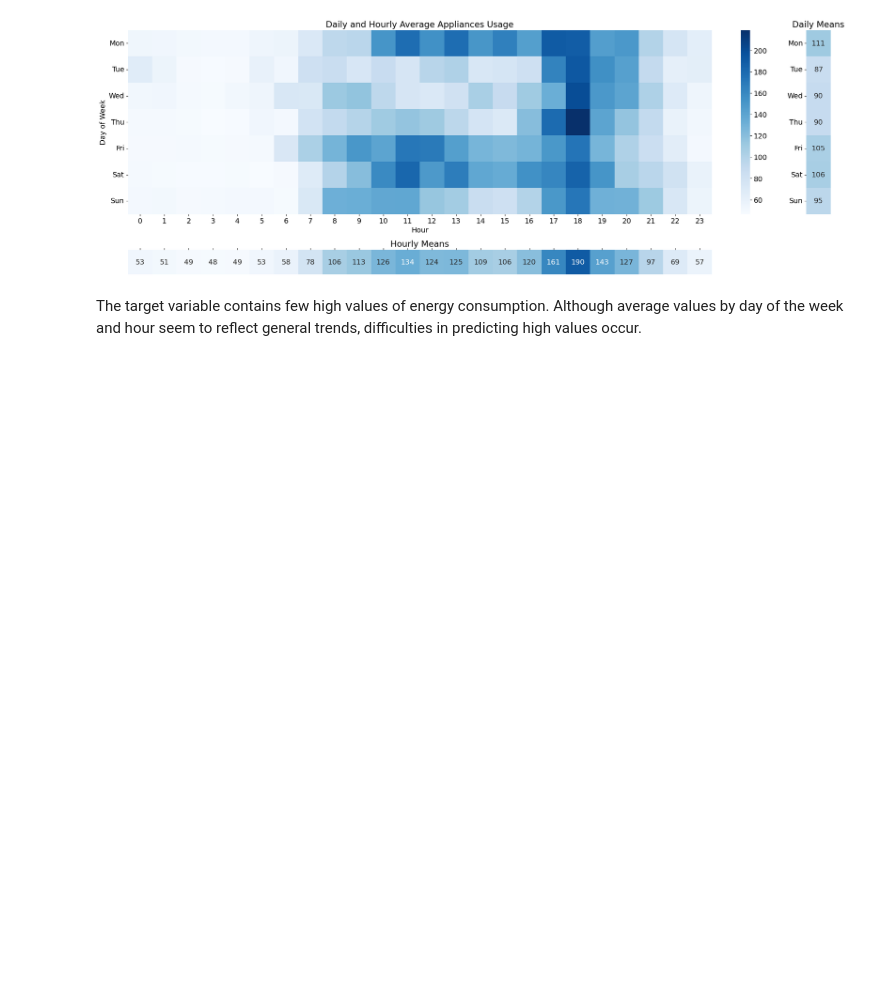
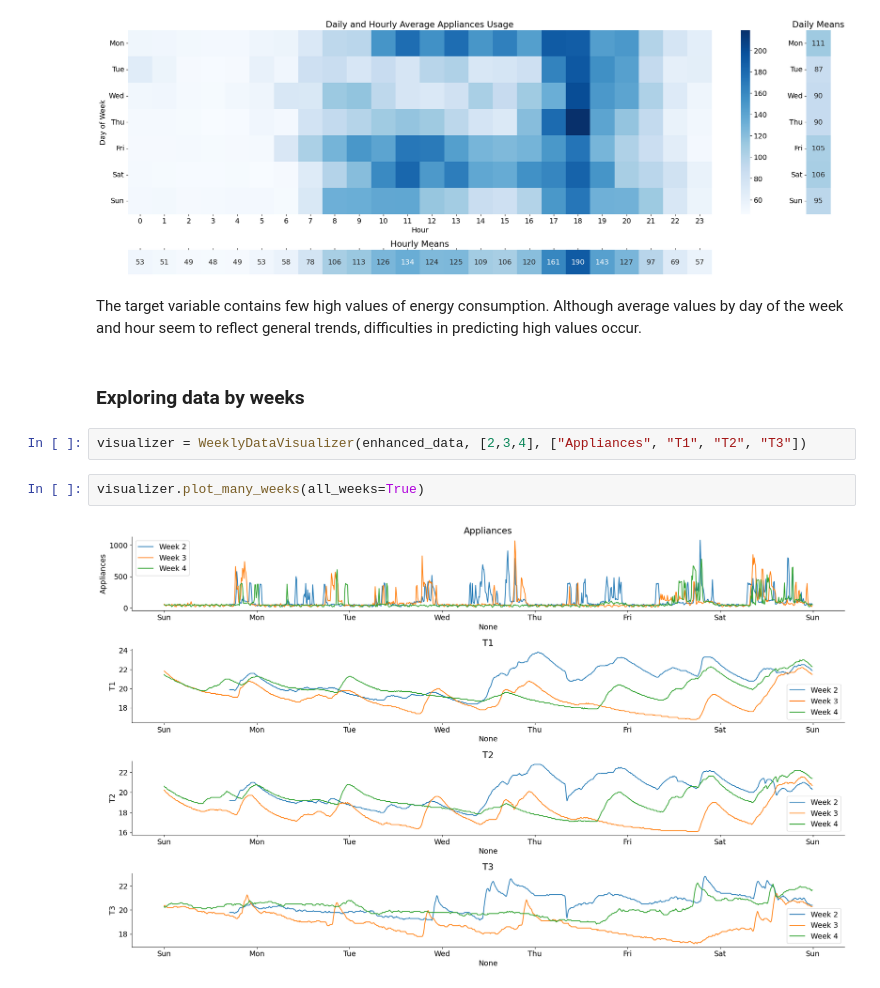
Before and after one commit to k-katarzyna/Appliances_Energy_Prediction, a Jupyter notebook: Appliances_energy_prediction/0_data_exploration.ipynb, the cells around one changed output. Cells and saved outputs as stored; diff of their text form; blank space fills up the shorter version.

```diff
--- a/Appliances_energy_prediction/0_data_exploration.ipynb
+++ b/Appliances_energy_prediction/0_data_exploration.ipynb
@@ -140,3 +142,11 @@ consumption_by_day_and_hour(enhanced_data[["Appliances", "day_of_week", "hour"]]
 [figure]
 # %% [markdown]
 The target variable contains few high values of energy consumption. Although average values by day of the week and hour seem to reflect general trends, difficulties in predicting high values occur.
+# %% [markdown]
+### Exploring data by weeks
+# %%
+visualizer = WeeklyDataVisualizer(enhanced_data, [2,3,4], ["Appliances", "T1", "T2", "T3"])
+# %%
+visualizer.plot_many_weeks(all_weeks=True)
+# %% [output]
+[figure, added]
```
Also changed, not shown: parts of 4 cells of this notebook, 1 other file.
